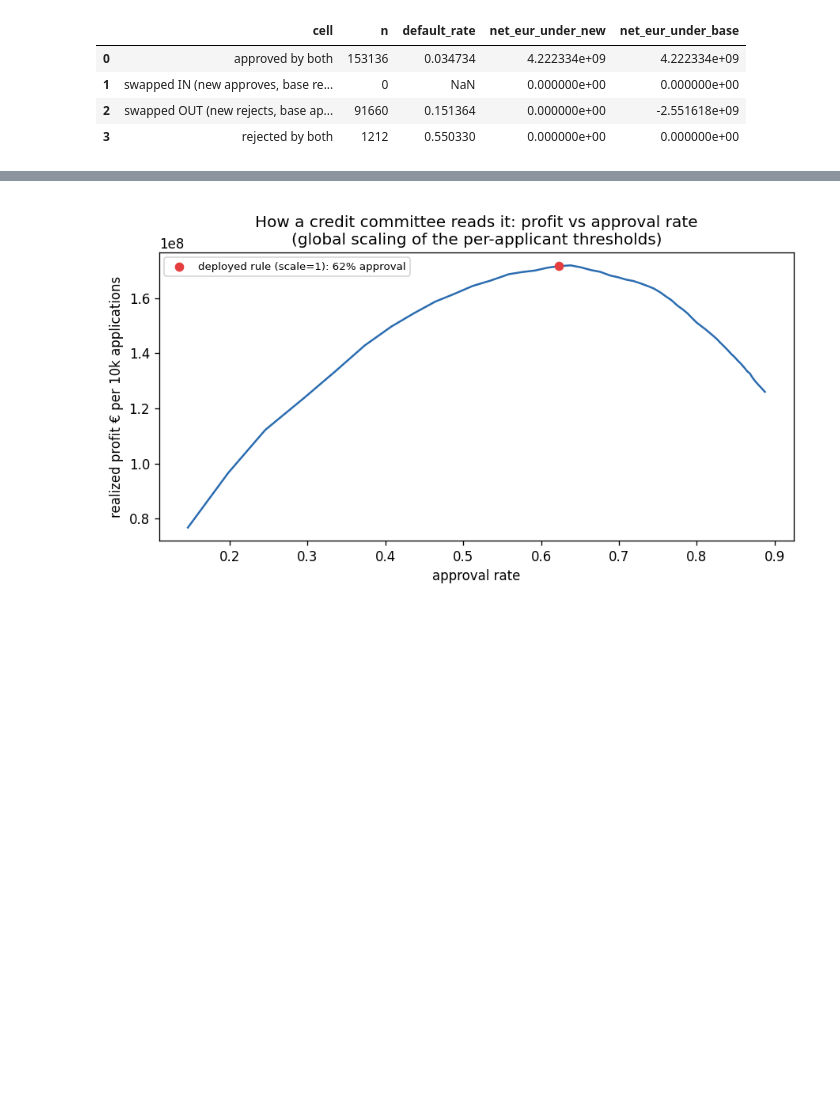
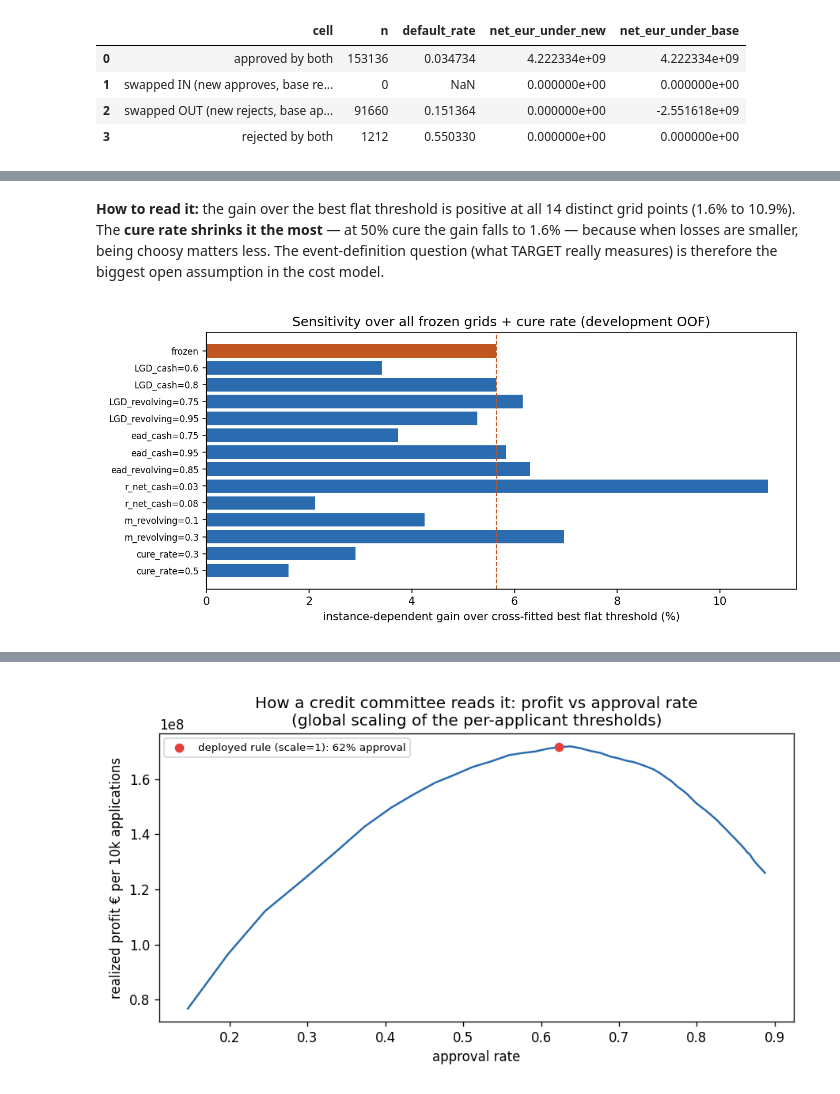
Before and after one commit to heyydaniyal/Credit-Riskk, a Jupyter notebook: notebooks/04_calibration_decision.ipynb, the cells around one changed output, grey strips where cells are left out. Drawn from its saved outputs; the diff is of its cells as text; code cells hidden in the pictures; blank space fills up the shorter version.

```diff
--- a/notebooks/04_calibration_decision.ipynb
+++ b/notebooks/04_calibration_decision.ipynb
@@ -65,0 +325,10 @@ pd.read_csv(os.path.join(TABLES_DIR, "swap_set_oof.csv"))
+# %% [markdown]
+**How to read it:** the gain over the best flat threshold is positive at all
+14 distinct grid points (1.6% to 10.9%). The **cure rate shrinks it the most**
+— at 50% cure the gain falls to 1.6% — because when losses are smaller, being
+choosy matters less. The event-definition question (what TARGET really
+measures) is therefore the biggest open assumption in the cost model.
+# %%
+Image(os.path.join(FIGURES_DIR, "46_sensitivity_dev.png"))
+# %% [output]
+[figure, added]
```
Also changed, not shown: parts of 29 cells of this notebook, 56 other files.
